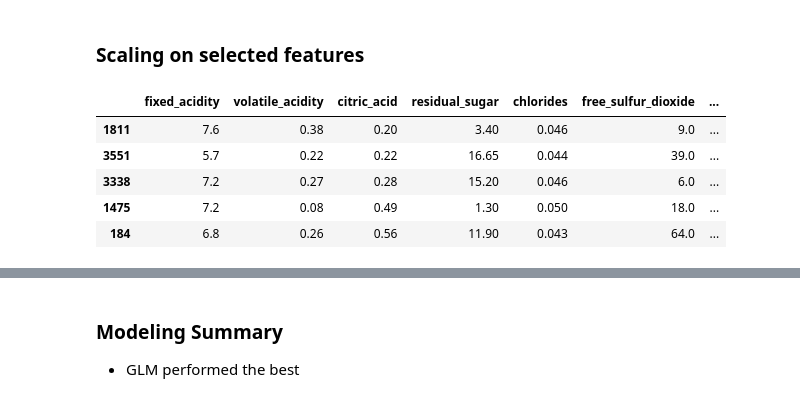
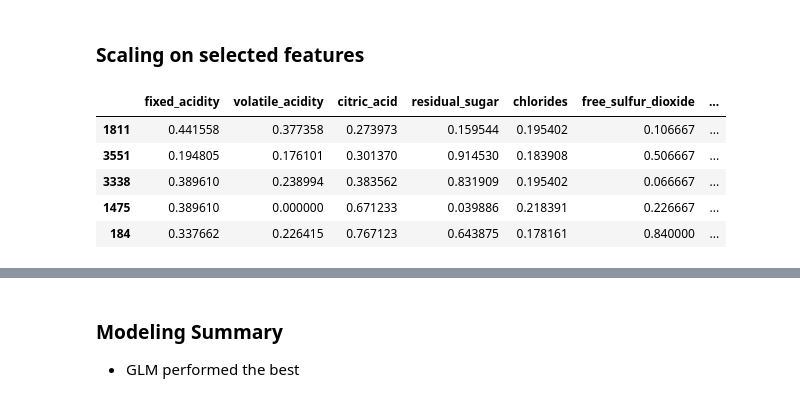
Before and after one commit to pagelwine/wine_project, a Jupyter notebook: final-project.ipynb, the cells around one changed output, grey strips where cells are left out. Saved outputs shown, nothing was run; the diff lists cells and outputs as text; code cells hidden in the pictures.

```diff
--- a/final-project.ipynb
+++ b/final-project.ipynb
@@ -155,2 +154,4 @@ We created visualizations for iterations of all the numeric columns and split qu
 # %%
 train['quality_bin'] = pd.qcut(train.quality, q=3, labels=['low','mid','high'])
+# %%
+train['quality_bin'] = np.where(train['quality_bin'] == 'low', 'bad', 'good')
@@ -184,12 +203,12 @@ NameError: name 'w' is not defined
 # %%
 from sklearn.cluster import KMeans
 
-X = train_scaled[['free_sulfur_dioxide', 'alcohol']]
+X = train_scaled[['volatile_acidity', 'density']]
 
 kmeans = KMeans(n_clusters=2
-                , init = np.array([[0.3,0.3], [0.5,0.6]], np.float64)
+                , init = np.array([[0.2,0.6], [0.5,0.6]], np.float64)
                 , max_iter=1
                )
 kmeans.fit(X)
-train_scaled['fsd_a'] = kmeans.predict(X)
+train_scaled['va_d'] = kmeans.predict(X)
 train_scaled
@@ -195,0 +241,10 @@ train_scaled
+# %%
+X = train_scaled[['volatile_acidity', 'alcohol']]
+
+kmeans = KMeans(n_clusters=2
+                , init = np.array([[0.05,0.45], [0.2,0.2]], np.float64)
+                , max_iter=1
+               )
+kmeans.fit(X)
+train_scaled['va_a'] = kmeans.predict(X)
+train_scaled
@@ -195,0 +277,12 @@ train_scaled
+# %%
+from sklearn.cluster import KMeans
+
+X = train_scaled[['free_sulfur_dioxide', 'alcohol']]
+
+kmeans = KMeans(n_clusters=2
+                , init = np.array([[0.3,0.3], [0.5,0.6]], np.float64)
+                , max_iter=1
+               )
+kmeans.fit(X)
+train_scaled['fsd_a'] = kmeans.predict(X)
+train_scaled
@@ -234,11 +387,11 @@ plt.show()
 # %% [markdown]
 ### Scaling on selected features
 # %%
-train.head()
+train_scaled.head()
 # %% [output]
 |  | fixed_acidity | volatile_acidity | citric_acid | residual_sugar | chlorides | free_sulfur_dioxide | ... |
-| 1811 | 7.6 | 0.38 | 0.20 | 3.40 | 0.046 | 9.0 | ... |
-| 3551 | 5.7 | 0.22 | 0.22 | 16.65 | 0.044 | 39.0 | ... |
-| 3338 | 7.2 | 0.27 | 0.28 | 15.20 | 0.046 | 6.0 | ... |
-| 1475 | 7.2 | 0.08 | 0.49 | 1.30 | 0.050 | 18.0 | ... |
-| 184 | 6.8 | 0.26 | 0.56 | 11.90 | 0.043 | 64.0 | ... |
+| 1811 | 0.441558 | 0.377358 | 0.273973 | 0.159544 | 0.195402 | 0.106667 | ... |
+| 3551 | 0.194805 | 0.176101 | 0.301370 | 0.914530 | 0.183908 | 0.506667 | ... |
+| 3338 | 0.389610 | 0.238994 | 0.383562 | 0.831909 | 0.195402 | 0.066667 | ... |
+| 1475 | 0.389610 | 0.000000 | 0.671233 | 0.039886 | 0.218391 | 0.226667 | ... |
+| 184 | 0.337662 | 0.226415 | 0.767123 | 0.643875 | 0.178161 | 0.840000 | ... |
```
Also changed, not shown: parts of 30 cells of this notebook.
